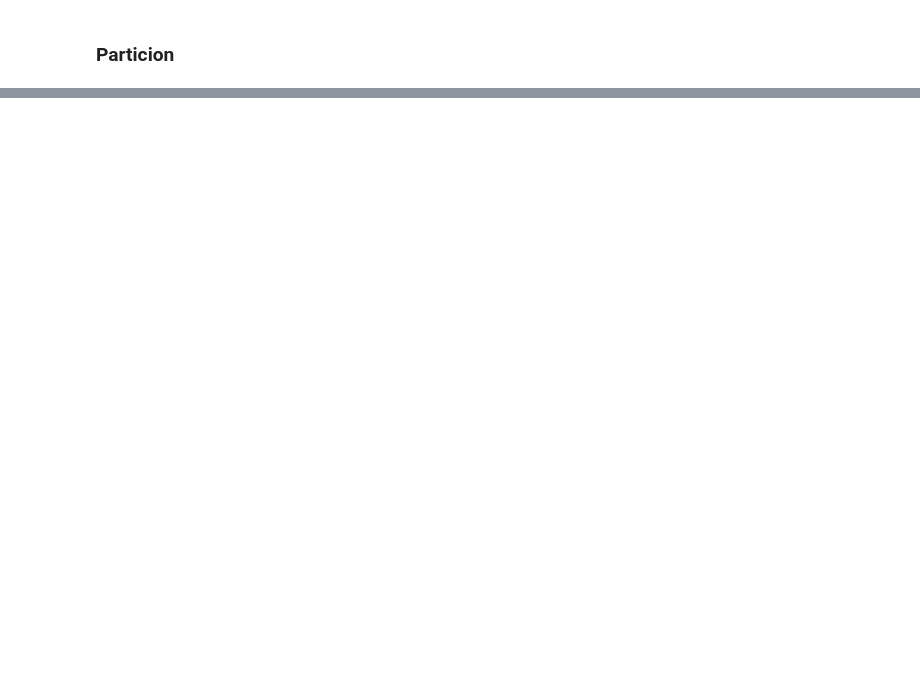
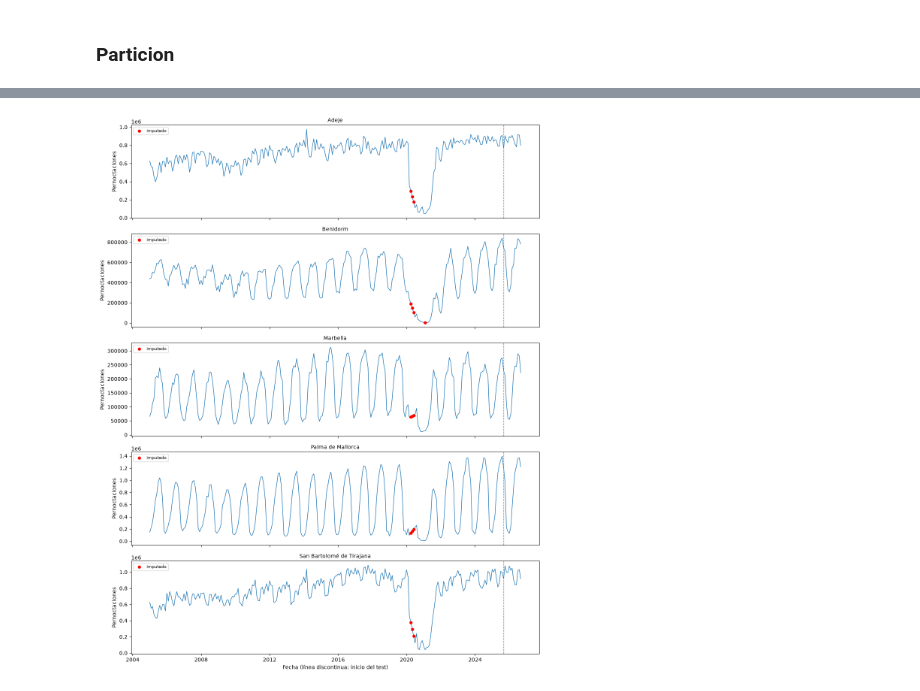
Before and after one commit to lauri871/final_analisis_avanzado, a Jupyter notebook: notebooks/hotel_sol_playa.ipynb, the cells around one changed output, grey strips where cells are left out. Saved outputs shown, nothing was run; the diff lists cells and outputs as text; code cells hidden in the pictures; blank space fills up the shorter version.

```diff
--- a/notebooks/hotel_sol_playa.ipynb
+++ b/notebooks/hotel_sol_playa.ipynb
@@ -220,3 +220,26 @@ Name: count, dtype: int64
 258  2026           7            2
 259  2026           8            2
 260  2026           9            2
+# %%
+calendario = pd.date_range("2005-01-01", "2026-09-01", freq="MS")
+ancho = df.pivot(index="fecha", columns="destino", values="valor").reindex(calendario)
+ancho.index.name = "ds"
+
+# Abril 2020 (0) se trata como hueco igual que mayo y junio
+ancho.loc["2020-04-01":"2020-06-01"] = float("nan")
+imputado = ancho.isna()
+
+y = ancho.interpolate(method="linear", limit_area="inside")
+
+nixtla = (
+    pd.concat([y.stack().rename("y"), imputado.stack().rename("imputado")], axis=1)
+    .reset_index()
+    .rename(columns={"destino": "unique_id"})
+    .sort_values(["unique_id", "ds"])
+    .reset_index(drop=True)
+)
+
+print("Filas:", len(nixtla), "(esperadas 1305)")
+print("Nulos en y:", nixtla["y"].isna().sum())
+print("Mínimo de y:", nixtla["y"].min())
+print(nixtla[nixtla["imputado"]].groupby("unique_id")["ds"].apply(lambda s: list(s.dt.strftime("%Y-%m"))))
@@ -224,0 +331,21 @@ Name: count, dtype: int64
+# %%
+import matplotlib.pyplot as plt
+
+destinos = nixtla["unique_id"].unique()
+fig, ejes = plt.subplots(len(destinos), 1, figsize=(12, 3 * len(destinos)), sharex=True)
+
+for eje, destino in zip(ejes, destinos):
+    s = nixtla[nixtla["unique_id"] == destino]
+    imp = s[s["imputado"]]
+    eje.plot(s["ds"], s["y"], color="tab:blue", linewidth=1)
+    eje.scatter(imp["ds"], imp["y"], color="red", s=25, zorder=3, label="imputado")
+    eje.axvline(pd.Timestamp("2025-09-01"), color="gray", linestyle="--", linewidth=1)
+    eje.set_title(destino, fontsize=10)
+    eje.set_ylabel("Pernoctaciones")
+    eje.legend(loc="upper left", fontsize=8)
+
+ejes[-1].set_xlabel("Fecha (línea discontinua: inicio del test)")
+plt.tight_layout()
+plt.show()
+# %% [output]
+[figure, added]
```
Also changed, not shown: parts of 14 cells of this notebook, 1 other file.
